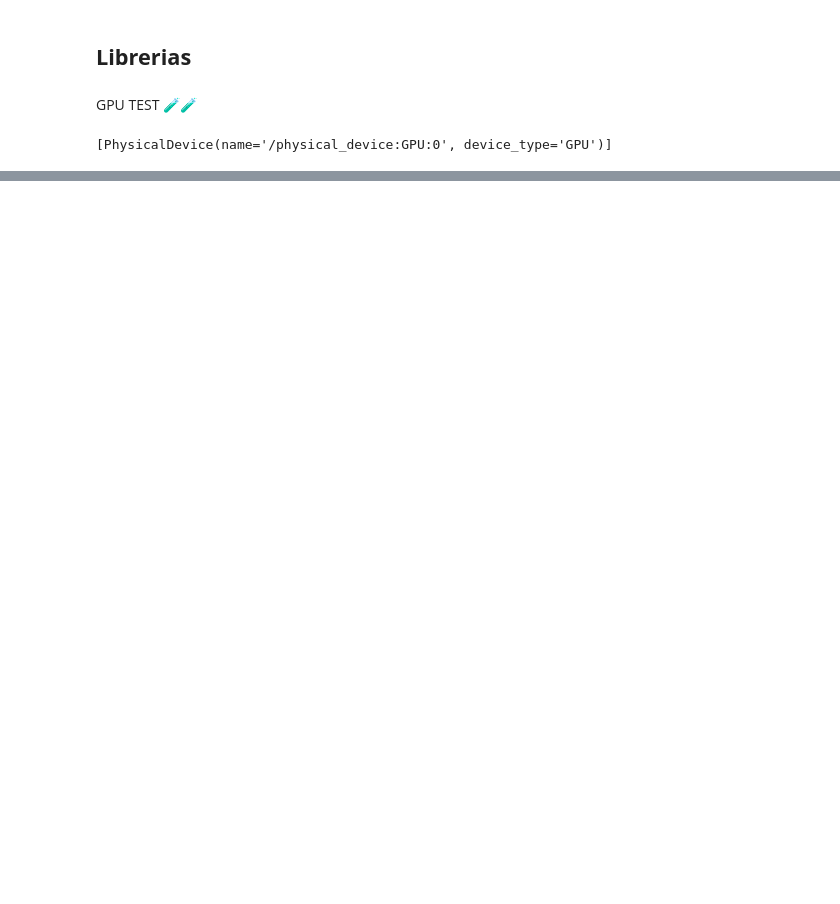
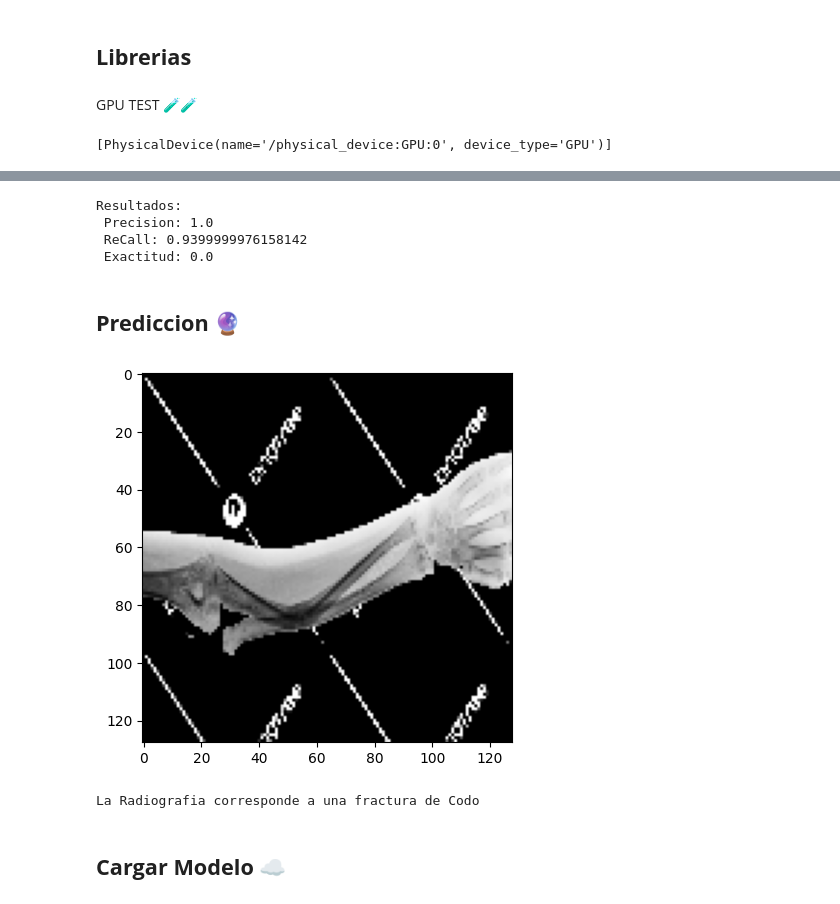
Before and after one commit to santenana/Proyecto-Radiografias, a Jupyter notebook: Proyecto_Train.ipynb, the cells around one changed output, grey strips where cells are left out. Saved outputs shown, nothing was run; the diff lists cells and outputs as text; code cells hidden in the pictures; blank space fills up the shorter version.

```diff
--- a/Proyecto_Train.ipynb
+++ b/Proyecto_Train.ipynb
@@ -462,0 +205,36 @@ IMAGE_SHAPE = (224, 224)
+# %%
+pre = Precision()
+re = Recall()
+acc = Accuracy()
+
+for batch in test.as_numpy_iterator():
+    X, y = batch
+    y = tf.one_hot(y, depth=7)
+    yhat = model.predict(X)
+    pre.update_state(y, yhat)
+    re.update_state(y, yhat)
+    acc.update_state(y, yhat)
+precision = round(pre.result().numpy(), 2)
+recall = round(re.result().numpy(), 2)
+accuracy = round(acc.result().numpy(), 2)
+
+print(f"Resultados:\n Precision: {precision}\n ReCall: {recall}\n Exactitud: {accuracy}")
+# %% [output]
+Resultados:
+ Precision: 1.0
+ ReCall: 0.9399999976158142
+ Exactitud: 0.0
+# %% [markdown]
+## **Prediccion 🔮**
+# %%
+def carga_imagen(img_test_path):
+    img = cv2.imread(img_test_path)
+    resize = tf.image.resize(img, (128, 128))
+    plt.imshow(resize.numpy().astype(int))
+    plt.show()
+    return resize
+# %%
+img_test_path = './pngtree-xray-image-of-forearm-ap-showing-fractured-shaft-of-ulnar-bone-png-image_13365053.png'
+imagen_1 = carga_imagen(img_test_path)
+# %% [output]
+[figure, added]
@@ -462,0 +257,6 @@ IMAGE_SHAPE = (224, 224)
+# %%
+prediccion(imagen_1)
+# %% [output]
+La Radiografia corresponde a una fractura de Codo
+# %% [markdown]
+## **Cargar Modelo ☁️**
```
Also changed, not shown: parts of 96 cells of this notebook, 2 other files.
